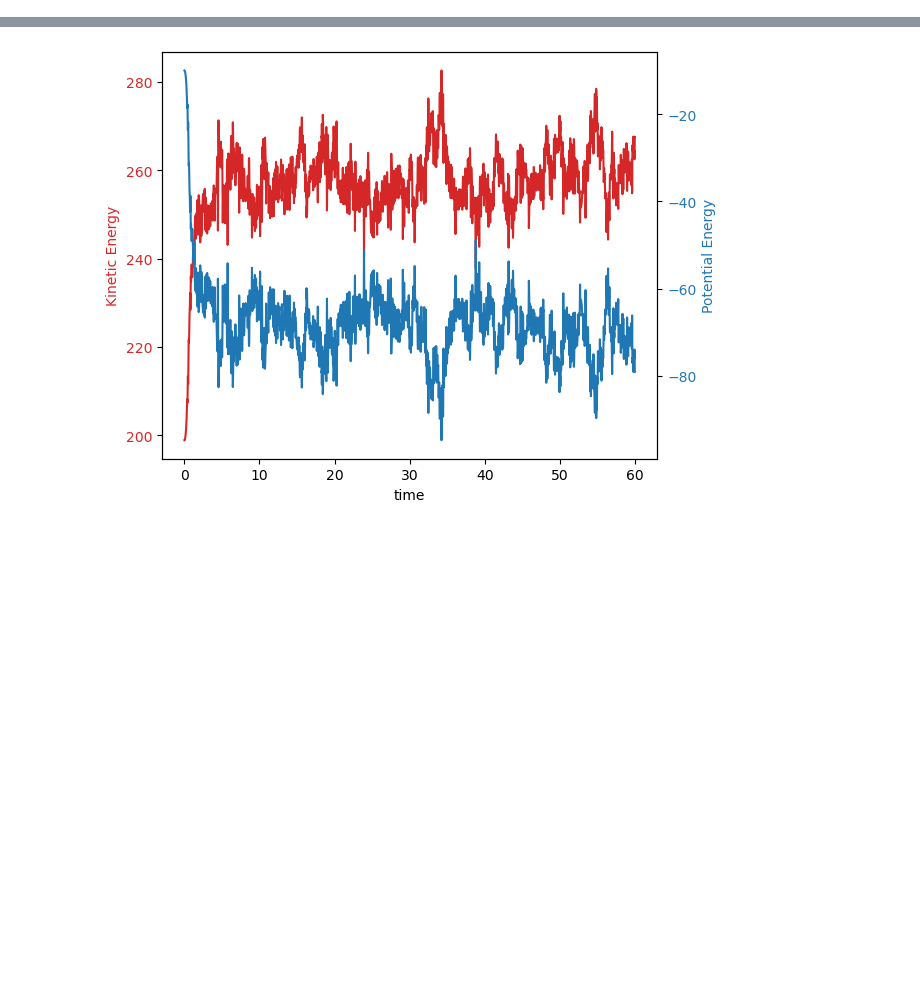
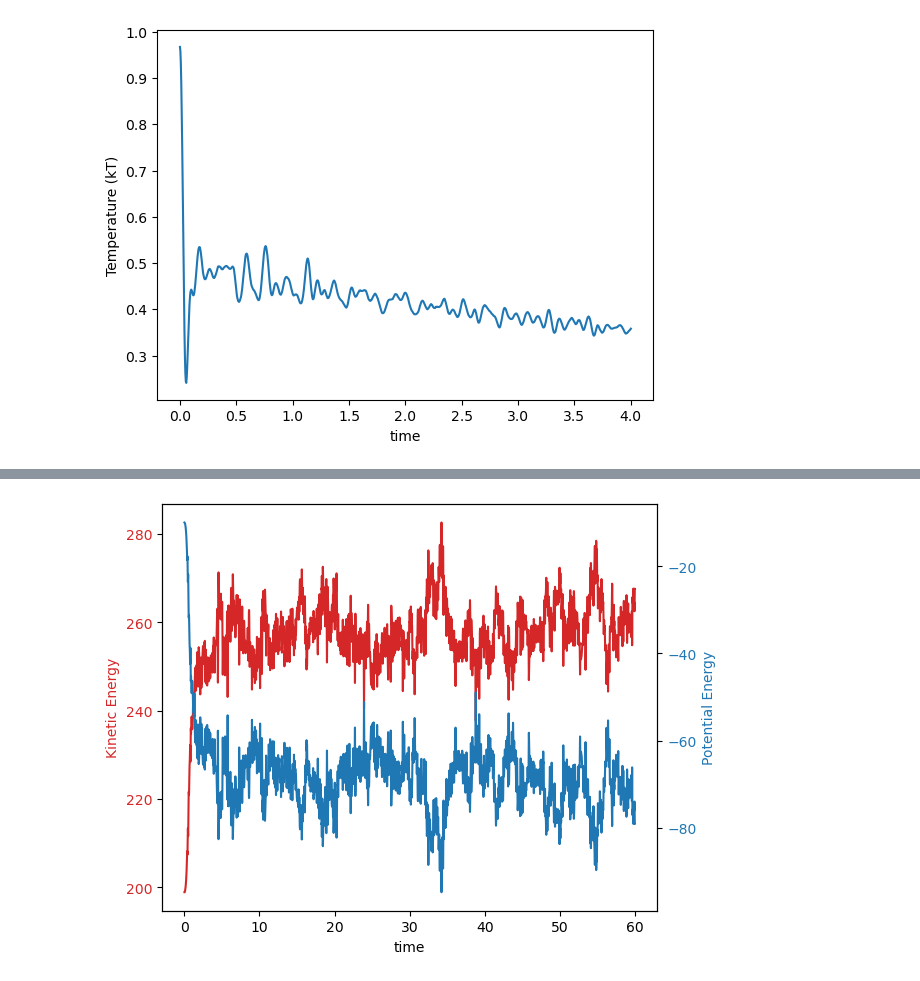
Before and after one commit to EdrickSG/Classical-Molecular-Dynamics, a Jupyter notebook: post-processing.ipynb, the cells around one changed output, grey strips where cells are left out. Drawn from its saved outputs; the diff is of its cells as text; code cells hidden in the pictures; blank space fills up the shorter version.

```diff
--- a/post-processing.ipynb
+++ b/post-processing.ipynb
@@ -10,0 +22,6 @@ potential = np.load("Results/test_pot.npy")
+# %%
+plt.plot(time,kinetic*2/(3*256))
+plt.xlabel('time');
+plt.ylabel('Temperature (kT)');
+# %% [output]
+[figure, added]
```
Also changed, not shown: parts of 21 cells of this notebook, 3 other files.
